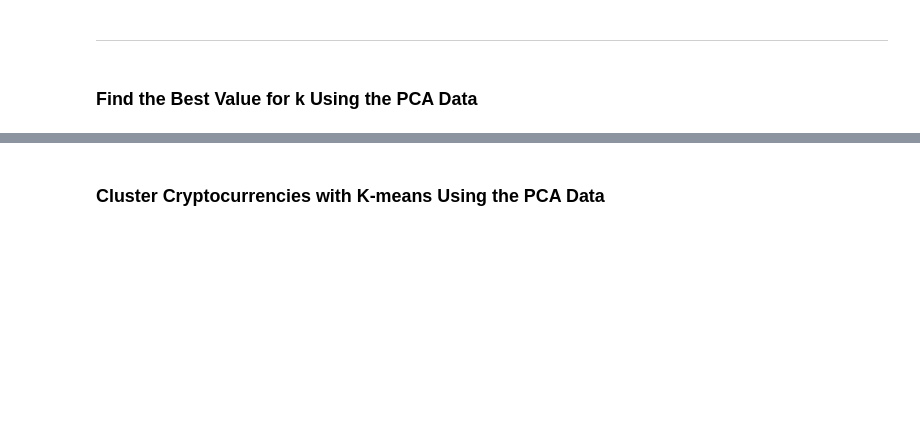
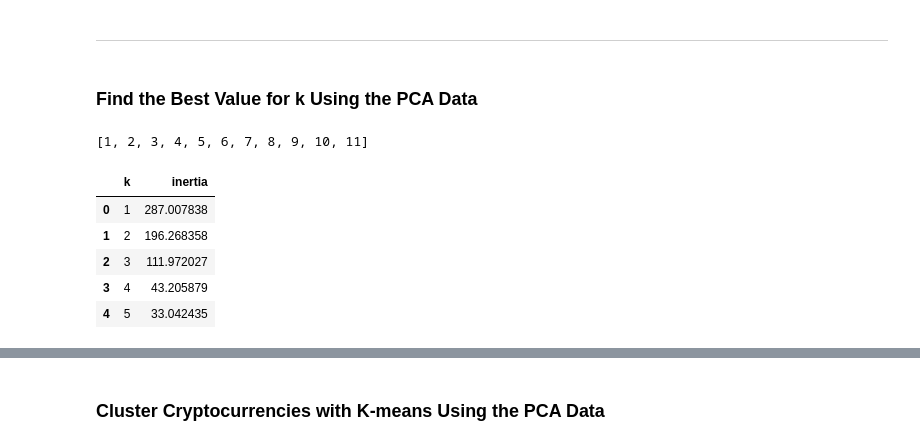
Before and after one commit to Faith-Hall/CryptoClustering, a Jupyter notebook: Code/Crypto_Clustering.ipynb, the cells around one changed output, grey strips where cells are left out. Cells and saved outputs as stored; diff of their text form; code cells hidden in the pictures; blank space fills up the shorter version.

```diff
--- a/Code/Crypto_Clustering.ipynb
+++ b/Code/Crypto_Clustering.ipynb
@@ -248,5 +277,9 @@ predict_clusters.hvplot.scatter(
 ### Find the Best Value for k Using the PCA Data
 # %%
 # Create a list with the number of k-values from 1 to 11
+k = list(range(1,12))
+k
+# %% [output]
+[1, 2, 3, 4, 5, 6, 7, 8, 9, 10, 11]
 # %%
 # Create an empty list to store the inertia values
@@ -260,7 +297,17 @@ predict_clusters.hvplot.scatter(
 # %%
 # Create a dictionary with the data to plot the Elbow curve
+elbow_data_2 = {"k": k, "inertia": inertia_2}
 
 # Create a DataFrame with the data to plot the Elbow curve
+elbow_dataframe_2 = pd.DataFrame(elbow_data_2)
+elbow_dataframe_2.head()
+# %% [output]
+|  | k | inertia |
+| 0 | 1 | 287.007838 |
+| 1 | 2 | 196.268358 |
+| 2 | 3 | 111.972027 |
+| 3 | 4 | 43.205879 |
+| 4 | 5 | 33.042435 |
 # %%
 # Plot a line chart with all the inertia values computed with
 # the different values of k to visually identify the optimal value for k.
```
Also changed, not shown: parts of 19 cells of this notebook.
